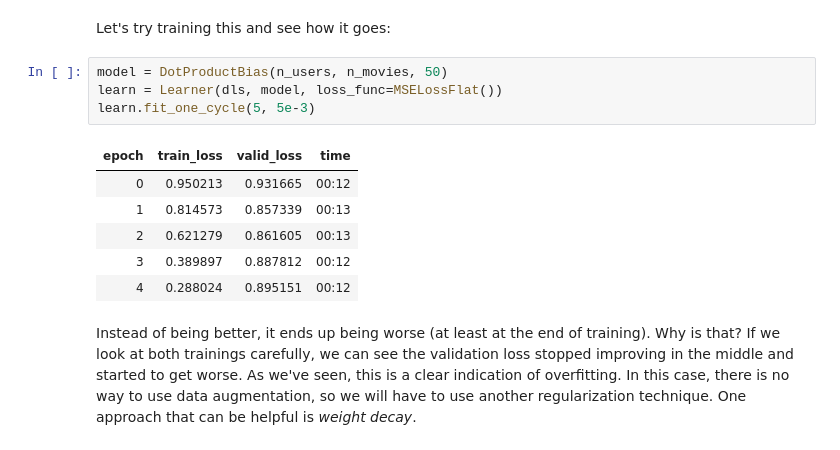
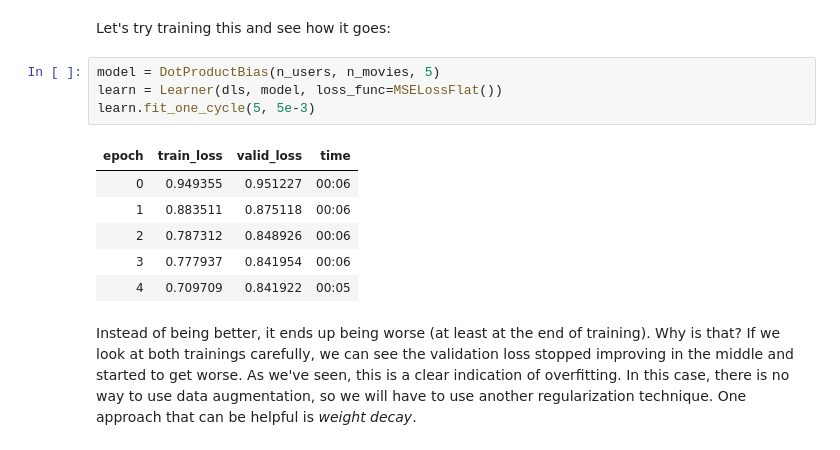
Before and after one commit to afortuny/DeepLearningFastAI, a Jupyter notebook: 09_Collaborative Filtering .ipynb, the cells around one changed output. Cells and saved outputs as stored; diff of their text form.

```diff
--- a/09_Collaborative Filtering .ipynb
+++ b/09_Collaborative Filtering .ipynb
@@ -289,16 +289,16 @@ class DotProductBias(Module):
 # %% [markdown]
 Let's try training this and see how it goes:
 # %%
-model = DotProductBias(n_users, n_movies, 50)
+model = DotProductBias(n_users, n_movies, 5)
 learn = Learner(dls, model, loss_func=MSELossFlat())
 learn.fit_one_cycle(5, 5e-3)
 # %% [output]
 | epoch | train_loss | valid_loss | time |
-| 0 | 0.950213 | 0.931665 | 00:12 |
-| 1 | 0.814573 | 0.857339 | 00:13 |
-| 2 | 0.621279 | 0.861605 | 00:13 |
-| 3 | 0.389897 | 0.887812 | 00:12 |
-| 4 | 0.288024 | 0.895151 | 00:12 |
+| 0 | 0.949355 | 0.951227 | 00:06 |
+| 1 | 0.883511 | 0.875118 | 00:06 |
+| 2 | 0.787312 | 0.848926 | 00:06 |
+| 3 | 0.777937 | 0.841954 | 00:06 |
+| 4 | 0.709709 | 0.841922 | 00:05 |
 # %% [markdown]
 Instead of being better, it ends up being worse (at least at the end of training). Why is that? If we look at both trainings carefully, we can see the validation loss stopped improving in the middle and started to get worse. As we've seen, this is a clear indication of overfitting. In this case, there is no way to use data augmentation, so we will have to use another regularization technique. One approach that can be helpful is *weight decay*.
 # %% [markdown]
```
Also changed, not shown: parts of 10 cells of this notebook.
